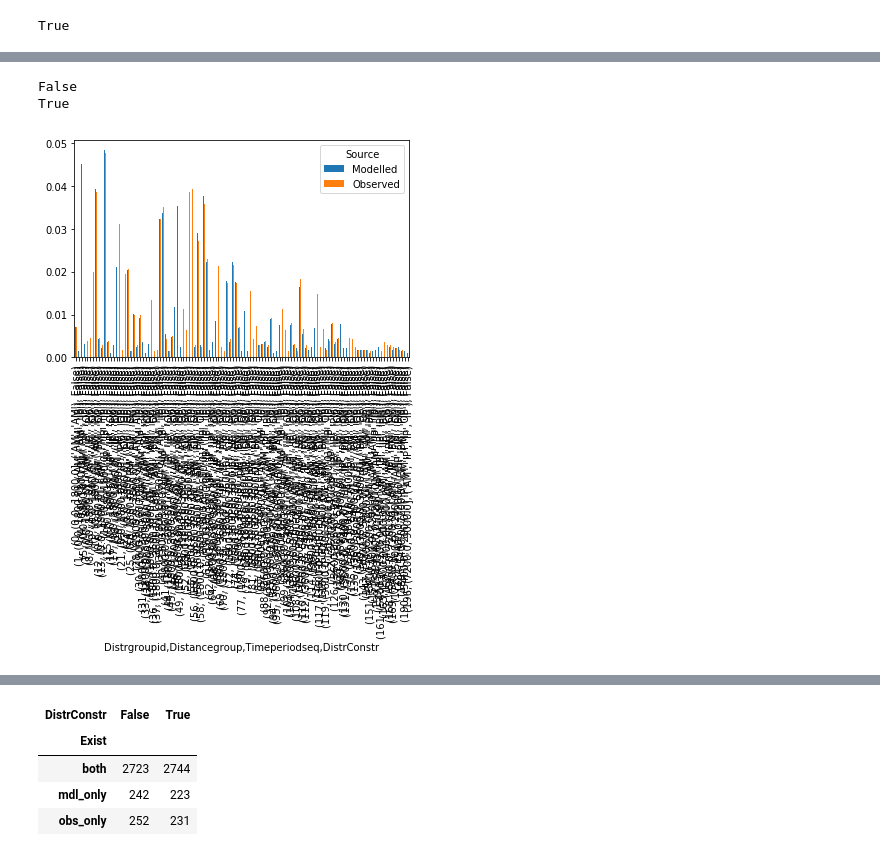
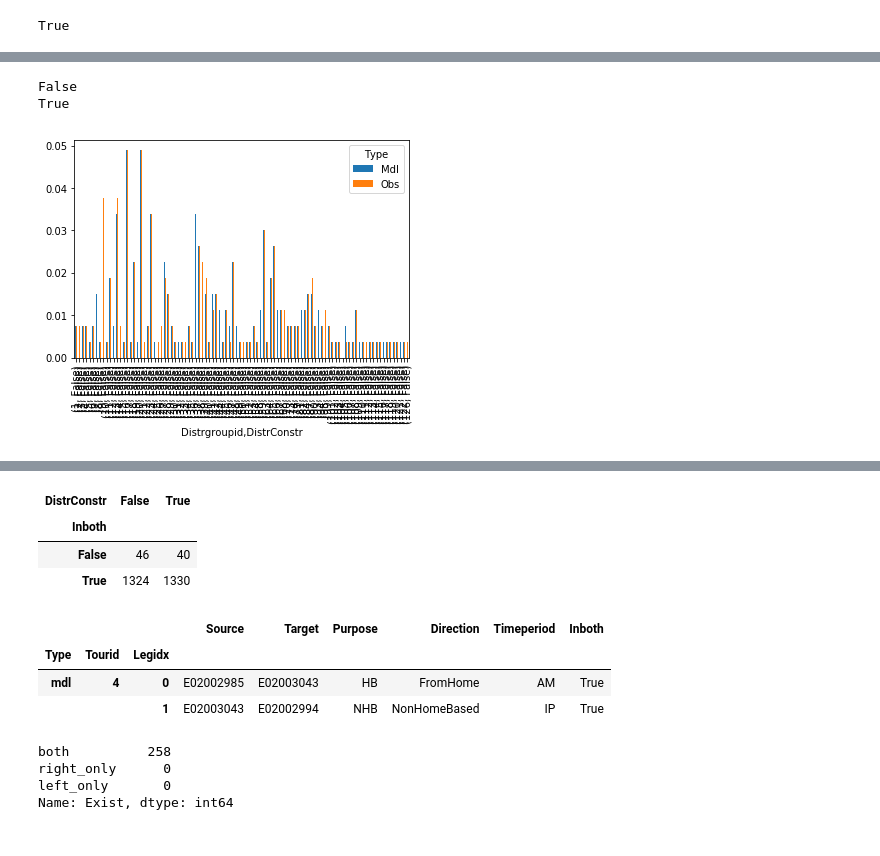
Before and after one commit to harisbal/od2trs, a Jupyter notebook: analysis/optimisation_results.ipynb, the cells around one changed output, grey strips where cells are left out. Cells and saved outputs as stored; diff of their text form; code cells hidden in the pictures.

```diff
--- a/analysis/optimisation_results.ipynb
+++ b/analysis/optimisation_results.ipynb
@@ -71,7 +37,14 @@ def get_modelled_trips(paths):
+# %%
+def prepare_od_from_tours(trs_info, trs_descr, od_dims, name='Trips'):
+    times_used = trs_info.Timesused
+    trs_descr = trs_descr.join(times_used)
+    od = trs_descr.groupby(od_dims)['Timesused'].sum()
+    od.name = name
+    return od
 # %%
-def prepare_ods_comparison(optim_ods, obs_ods):
-    obs_ods.name = 'ObservedTrips'
-    comp = obs_ods.to_frame().join(optim_ods)
+def prepare_od_comparison(od_mdl, od_obs):
+    od_obs.name = 'ObservedTrips'
+    comp = od_obs.to_frame().join(od_mdl)
     comp.columns.name = 'TripsSource'
     comp = comp.stack()
     comp.name = 'Trips'
@@ -96,30 +69,26 @@ def get_input_params_from_folder(infldr):
 
     return inputs
 # %%
-def prepare_ditribution_comparison(fldrpaths):
-    trs_info = pd.read_csv(fldrpaths['trs_mdl_info'], index_col=['Tourid'])
-    optim_output = get_optimisation_results(fldrpaths['optimisation_results'])
-    observed_distr = pd.read_csv(fldrpaths['observed_distribution'], index_col='Distrgroupid')
-    observed_distr.drop(columns=['Size'], inplace=True)
+def prepare_ditribution_comparison(trs_mdl_info, obs_distr):
 
-    df = trs_info.join(optim_output, how='right')
-    optim_distr = df.groupby('Distrgroupid')['TimesUsed'].sum()
+    obs_distr.drop(columns=['Size'], inplace=True)
+
+    optim_distr = trs_mdl_info.groupby('Distrgroupid')['Timesused'].sum()
     optim_distr = optim_distr.div(optim_distr.sum())
     optim_distr.name = 'Percentage'
 
     # We need to identify the distribution dimensions cols (should be all apart form the Percentage)
     idx_cols = list()
-    for c in observed_distr.columns:
+    for c in obs_distr.columns:
         if c != 'Percentage':
             idx_cols.append(c)
 
-    observed_distr.set_index(idx_cols, append=True, inplace=True)
-    observed_distr = observed_distr.squeeze()
+    obs_distr.set_index(idx_cols, append=True).squeeze()
 
-    distr_comp = observed_distr.to_frame().join(optim_distr, rsuffix='_')
-    distr_comp.columns = ['Observed', 'Modelled']
-    distr_comp.columns.name = 'Source'
-    distr_comp = distr_comp.stack()
+    distr_comp = obs_distr['Percentage'].to_frame().join(optim_distr, rsuffix='_')
+    distr_comp.columns = ['Obs', 'Mdl']
+    distr_comp.columns.name = 'Type'
+    distr_comp = distr_comp.stack('Type')
     distr_comp.name = 'Percentage'
 
     return distr_comp
@@ -355,8 +335,8 @@ df.style.format({
 filters = dict()
 filters['DataSource'] = 'mnd_TSC'
 filters['DistrDims'] = 'Distancegroup-Timeperiodseq'
-filters['AggrLevel'] = 'lsoa'
-filters['SampleSize'] = 'sample_perc_10'
+filters['AggrLevel'] = 'msoa'
+filters['SampleSize'] = 'sample_perc_01'
 filters['MaxLegs'] = 5
 filters['TripsThresh'] = 1
 # %%
@@ -371,15 +351,15 @@ else:
 # %%
 grpby_lvls = ['DataSource', 'AggrLevel', 'SampleSize',
               'MaxLegs', 'TripsThresh', 'DistrConstr']
 
 grpby_lvls = [gl for gl in grpby_lvls if gl not in list(filters.keys())]
 
 dfg = analysis_comp['distrs'].groupby(level=grpby_lvls)
 for k, g in dfg:
     print(k)
-    plt = g.unstack('Source')
+    plt = g.unstack('Type')
     plt.plot(kind='bar')
 # %% [output]
 False
 True
-[figure, old version]
+[figure, new version]
@@ -387,11 +367,10 @@ True
 # %%
-grpby_lvls = ['MaxLegs', 'TripsThresh', 'DistrConstr', 'Exist']
+grpby_lvls = ['MaxLegs', 'TripsThresh', 'DistrConstr', 'Inboth']
 grpby_lvls = [gl for gl in grpby_lvls if gl not in list(filters.keys())]
 
 analysis_comp['descrs'].groupby(grpby_lvls).size().unstack('DistrConstr')
 # %% [output]
 | DistrConstr | False | True |
-| Exist |  |  |
-| both | 2723 | 2744 |
-| mdl_only | 242 | 223 |
-| obs_only | 252 | 231 |
+| Inboth |  |  |
+| False | 46 | 40 |
+| True | 1324 | 1330 |
@@ -397,0 +379,22 @@ analysis_comp['descrs'].groupby(grpby_lvls).size().unstack('DistrConstr')
+# %%
+df.head(2)
+# %% [output]
+|  |  |  | Source | Target | Purpose | Direction | Timeperiod | Inboth |
+| Type | Tourid | Legidx |  |  |  |  |  |  |
+| mdl | 4 | 0 | E02002985 | E02003043 | HB | FromHome | AM | True |
+|  |  | 1 | E02003043 | E02002994 | NHB | NonHomeBased | IP | True |
+# %%
+leg_descr_cols = ['Source', 'Timeperiod']
+idx_cols = ['Type', 'Tourid']
+dft = collapse_tour_legs(df, leg_descr_cols, idx_cols)
+obs = dft.xs('obs', level='Type')
+mdl = dft.xs('mdl', level='Type')
+l = pd.merge(obs, mdl, indicator='Exist')
+#l['Exist'] = l['Exist'].str.replace('left_only', 'obs_only')
+#l['Exist'] = l['Exist'].str.replace('right_only', 'mdl_only')
+l.Exist.value_counts()
+# %% [output]
+both          258
+right_only      0
+left_only       0
+Name: Exist, dtype: int64
```
Also changed, not shown: parts of 14 cells of this notebook, 3 other files.
